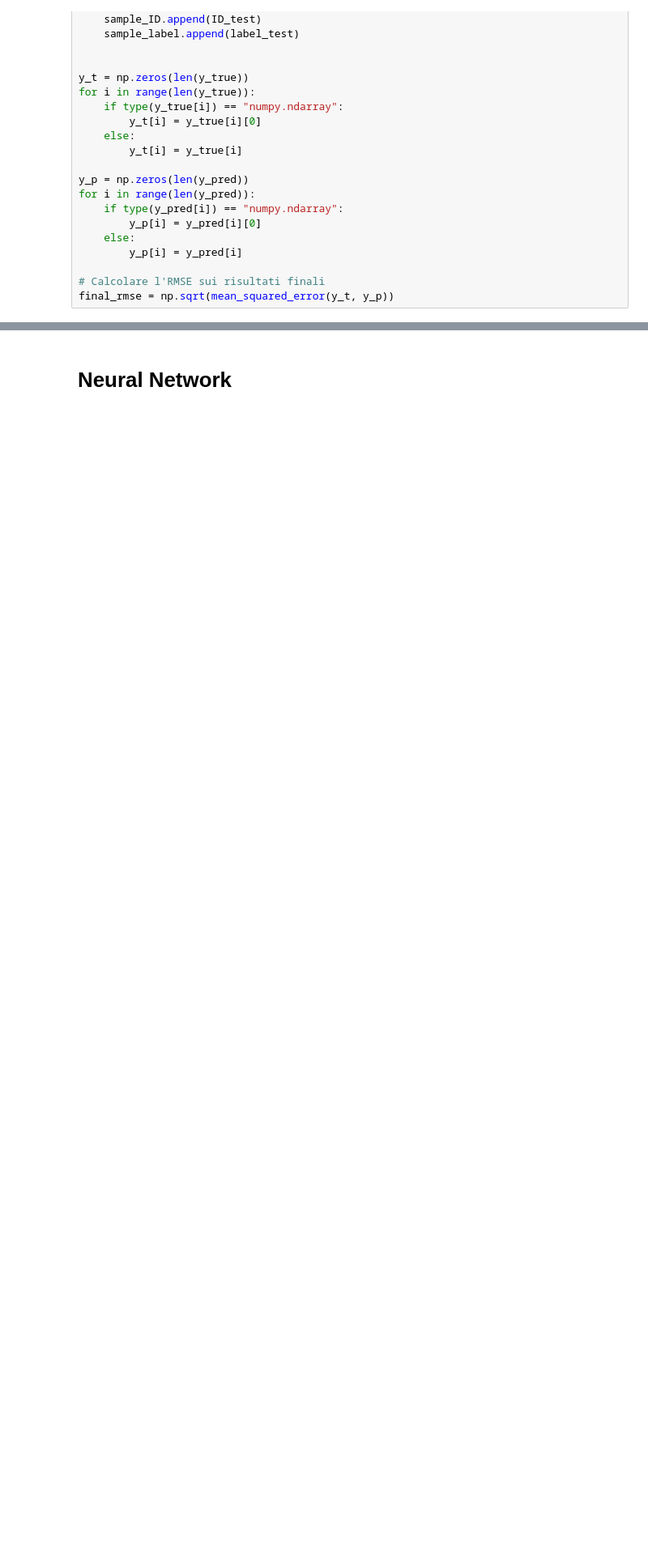
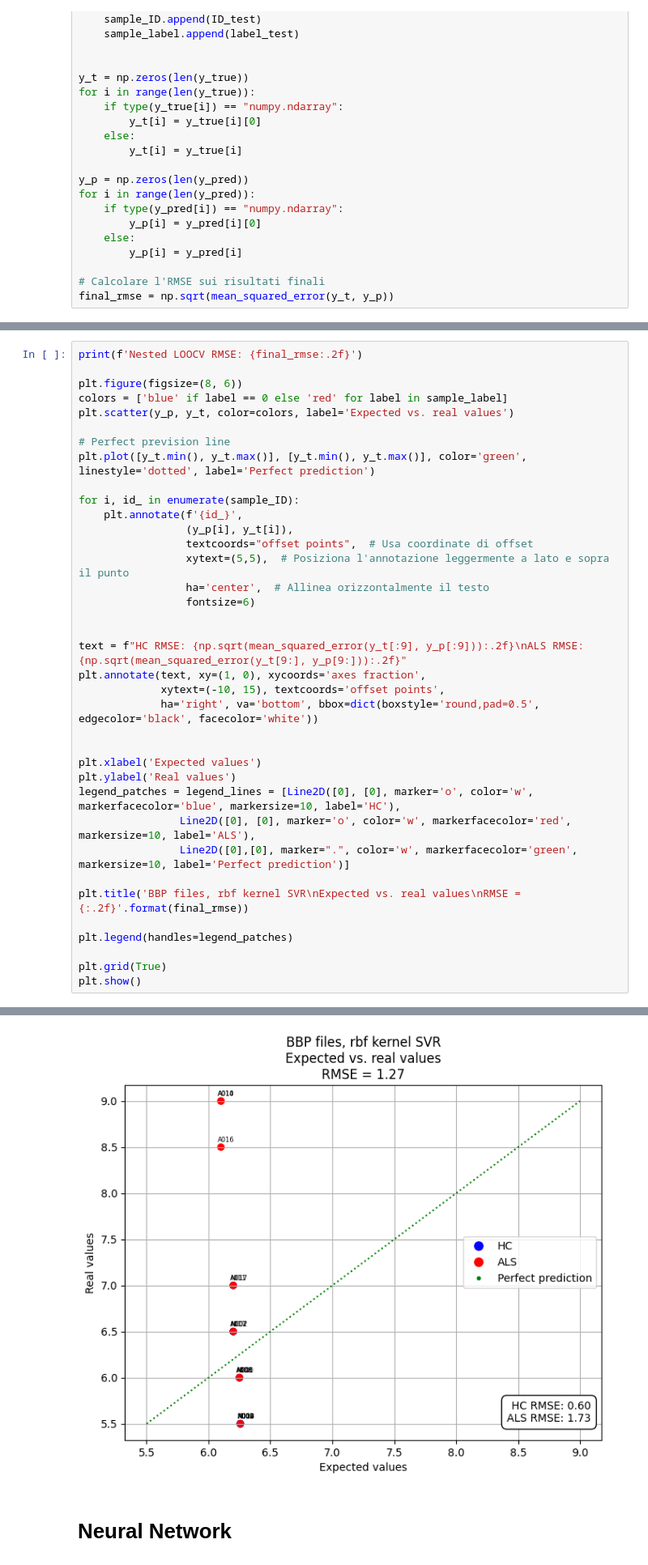
Before and after one commit to GiuseppeCurrao/Extraction-of-vocal-feature-for-ALS-speech-score-regression, a Jupyter notebook: Code/Regressor.ipynb, the cells around one changed output, grey strips where cells are left out. Shown at 81% size. Drawn from its saved outputs; the diff is of its cells as text; blank space fills up the shorter version.

```diff
--- a/Code/Regressor.ipynb
+++ b/Code/Regressor.ipynb
@@ -261,0 +316,38 @@ Nested LOOCV RMSE: 1.23
+# %%
+print(f'Nested LOOCV RMSE: {final_rmse:.2f}')
+
+plt.figure(figsize=(8, 6))
+colors = ['blue' if label == 0 else 'red' for label in sample_label]
+plt.scatter(y_p, y_t, color=colors, label='Expected vs. real values')
+
+# Perfect prevision line
+plt.plot([y_t.min(), y_t.max()], [y_t.min(), y_t.max()], color='green', linestyle='dotted', label='Perfect prediction')
+
+for i, id_ in enumerate(sample_ID):
+    plt.annotate(f'{id_}',
+                 (y_p[i], y_t[i]),
+                 textcoords="offset points",  # Usa coordinate di offset
+                 xytext=(5,5),  # Posiziona l'annotazione leggermente a lato e sopra il punto
+                 ha='center',  # Allinea orizzontalmente il testo
+                 fontsize=6)
+
+
+text = f"HC RMSE: {np.sqrt(mean_squared_error(y_t[:9], y_p[:9])):.2f}\nALS RMSE: {np.sqrt(mean_squared_error(y_t[9:], y_p[9:])):.2f}"
+plt.annotate(text, xy=(1, 0), xycoords='axes fraction',
+             xytext=(-10, 15), textcoords='offset points',
+             ha='right', va='bottom', bbox=dict(boxstyle='round,pad=0.5', edgecolor='black', facecolor='white'))
+
+
+plt.xlabel('Expected values')
+plt.ylabel('Real values')
+legend_patches = legend_lines = [Line2D([0], [0], marker='o', color='w', markerfacecolor='blue', markersize=10, label='HC'),
+                Line2D([0], [0], marker='o', color='w', markerfacecolor='red', markersize=10, label='ALS'),
+                Line2D([0],[0], marker=".", color='w', markerfacecolor='green', markersize=10, label='Perfect prediction')]
+
+plt.title('BBP files, rbf kernel SVR\nExpected vs. real values\nRMSE = {:.2f}'.format(final_rmse))
+
+plt.legend(handles=legend_patches)
+
+plt.grid(True)
+plt.show()
+# %% [output]
@@ -262,3 +355,4 @@ Nested LOOCV RMSE: 1.23
+[figure, added]
 # %% [markdown]
 # Neural Network
 # %%
```
Also changed, not shown: parts of 2 cells of this notebook, 1 other file.
